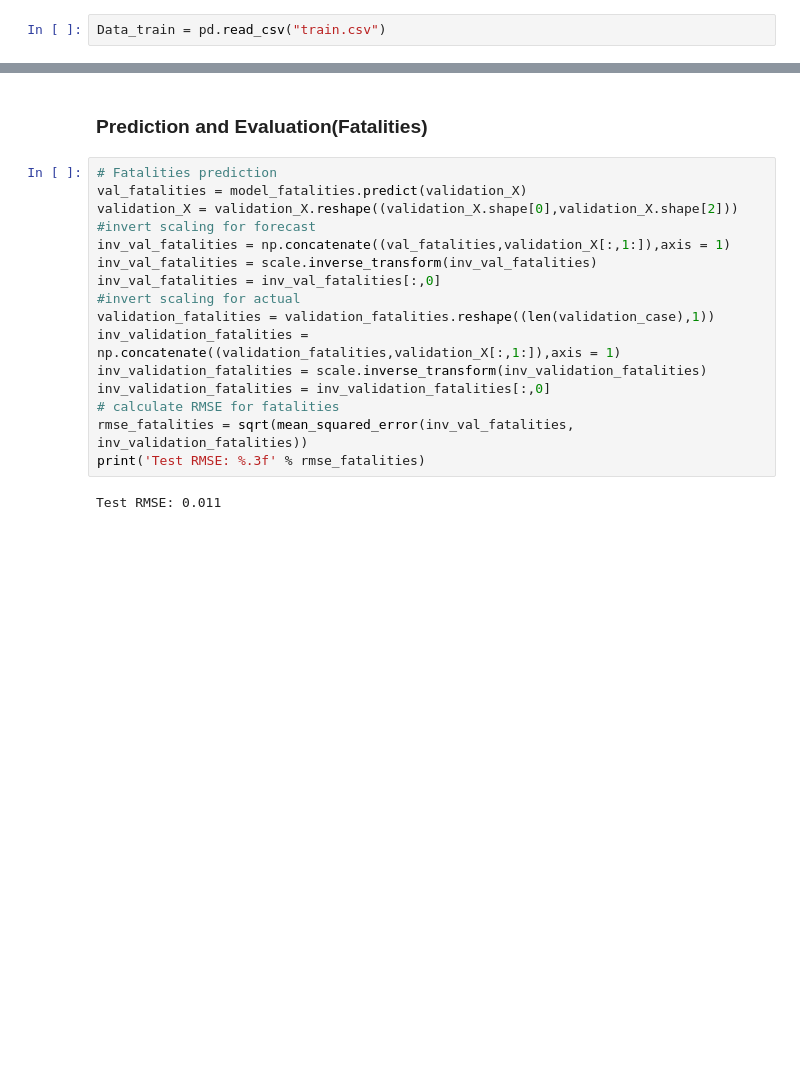
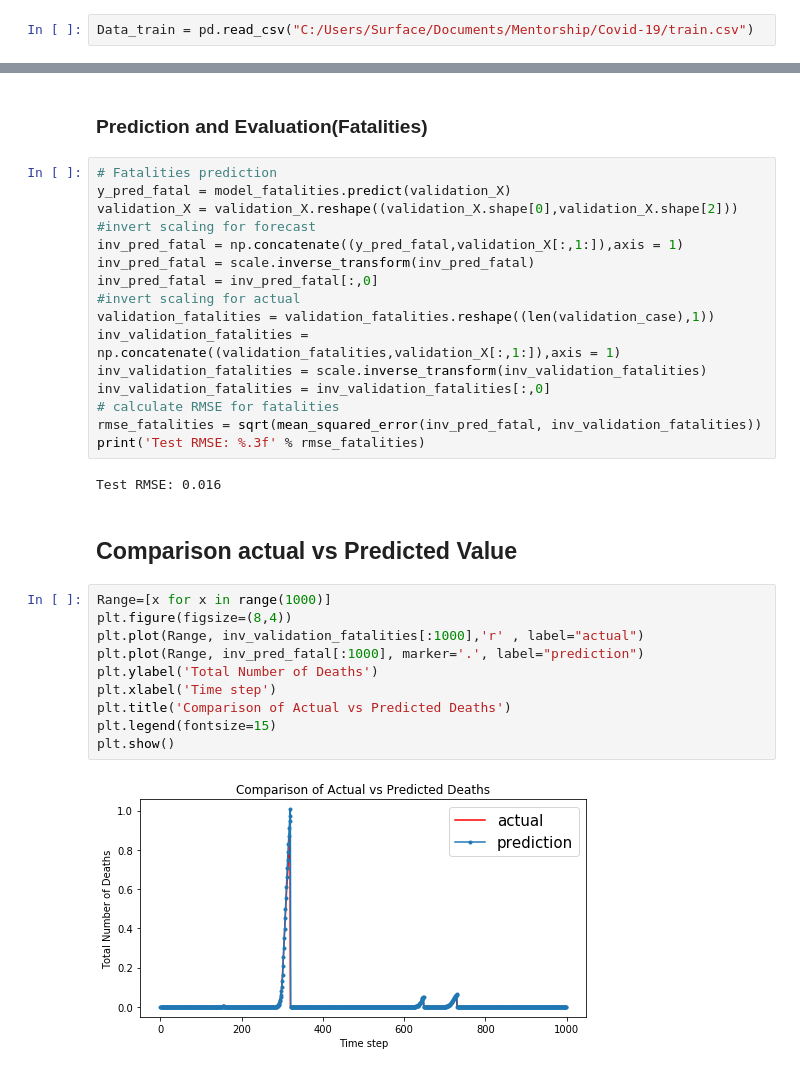
Before and after one commit to Aravindhkumar95/Covid-19, a Jupyter notebook: Covid_19_LSTM.ipynb, the cells around one changed output, grey strips where cells are left out. Saved outputs shown, nothing was run; the diff lists cells and outputs as text; blank space fills up the shorter version.

Commit message:
Updated actual vs predicted

```diff
--- a/Covid_19_LSTM.ipynb
+++ b/Covid_19_LSTM.ipynb
@@ -15,7 +16,7 @@ Using TensorFlow backend.
 # %% [markdown]
 # Loading the Dataset
 # %%
-Data_train = pd.read_csv("train.csv")
+Data_train = pd.read_csv("C:/Users/Surface/Documents/Mentorship/Covid-19/train.csv")
 # %% [markdown]
 # Data Cleaning
 # %%
@@ -164,19 +165,33 @@ Epoch 50/50
 ### Prediction and Evaluation(Fatalities)
 # %%
 # Fatalities prediction
-val_fatalities = model_fatalities.predict(validation_X)
+y_pred_fatal = model_fatalities.predict(validation_X)
 validation_X = validation_X.reshape((validation_X.shape[0],validation_X.shape[2]))
 #invert scaling for forecast
-inv_val_fatalities = np.concatenate((val_fatalities,validation_X[:,1:]),axis = 1)
-inv_val_fatalities = scale.inverse_transform(inv_val_fatalities)
-inv_val_fatalities = inv_val_fatalities[:,0]
+inv_pred_fatal = np.concatenate((y_pred_fatal,validation_X[:,1:]),axis = 1)
+inv_pred_fatal = scale.inverse_transform(inv_pred_fatal)
+inv_pred_fatal = inv_pred_fatal[:,0]
 #invert scaling for actual
 validation_fatalities = validation_fatalities.reshape((len(validation_case),1))
 inv_validation_fatalities = np.concatenate((validation_fatalities,validation_X[:,1:]),axis = 1)
 inv_validation_fatalities = scale.inverse_transform(inv_validation_fatalities)
 inv_validation_fatalities = inv_validation_fatalities[:,0]
 # calculate RMSE for fatalities
-rmse_fatalities = sqrt(mean_squared_error(inv_val_fatalities, inv_validation_fatalities))
+rmse_fatalities = sqrt(mean_squared_error(inv_pred_fatal, inv_validation_fatalities))
 print('Test RMSE: %.3f' % rmse_fatalities)
 # %% [output]
-Test RMSE: 0.011
+Test RMSE: 0.016
+# %% [markdown]
+## Comparison actual vs Predicted Value
+# %%
+Range=[x for x in range(1000)]
+plt.figure(figsize=(8,4))
+plt.plot(Range, inv_validation_fatalities[:1000],'r' , label="actual")
+plt.plot(Range, inv_pred_fatal[:1000], marker='.', label="prediction")
+plt.ylabel('Total Number of Deaths')
+plt.xlabel('Time step')
+plt.title('Comparison of Actual vs Predicted Deaths')
+plt.legend(fontsize=15)
+plt.show()
+# %% [output]
+[figure, added]
```
Also changed, not shown: parts of 6 cells of this notebook.
